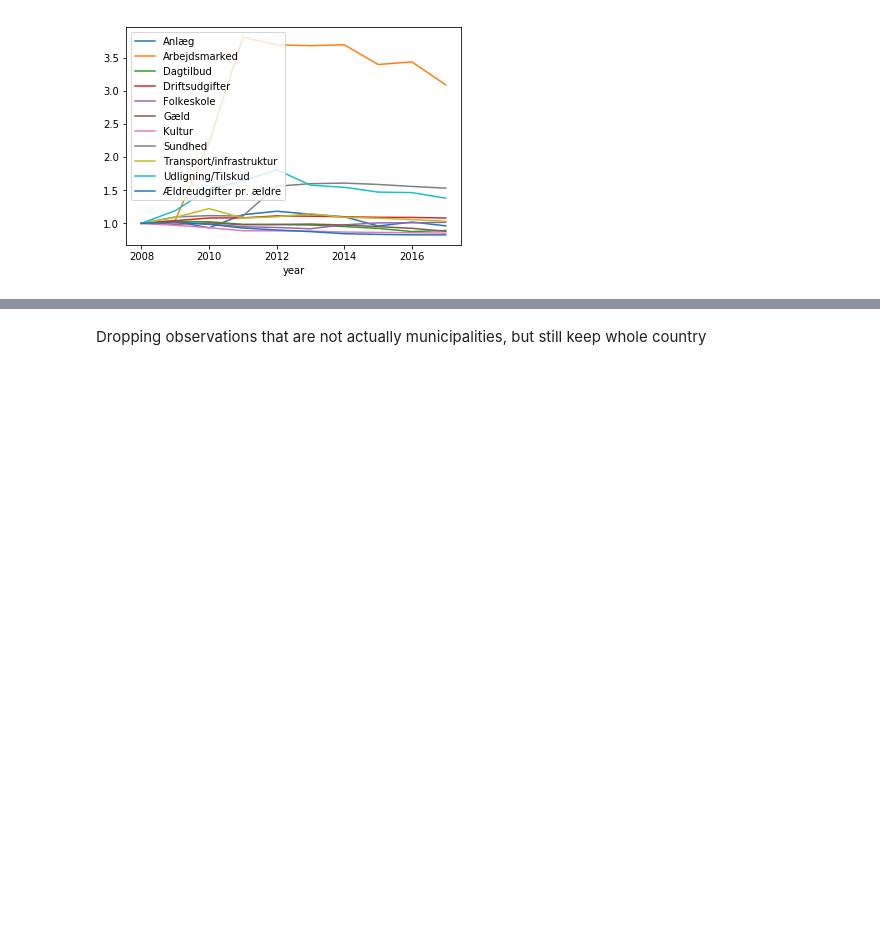
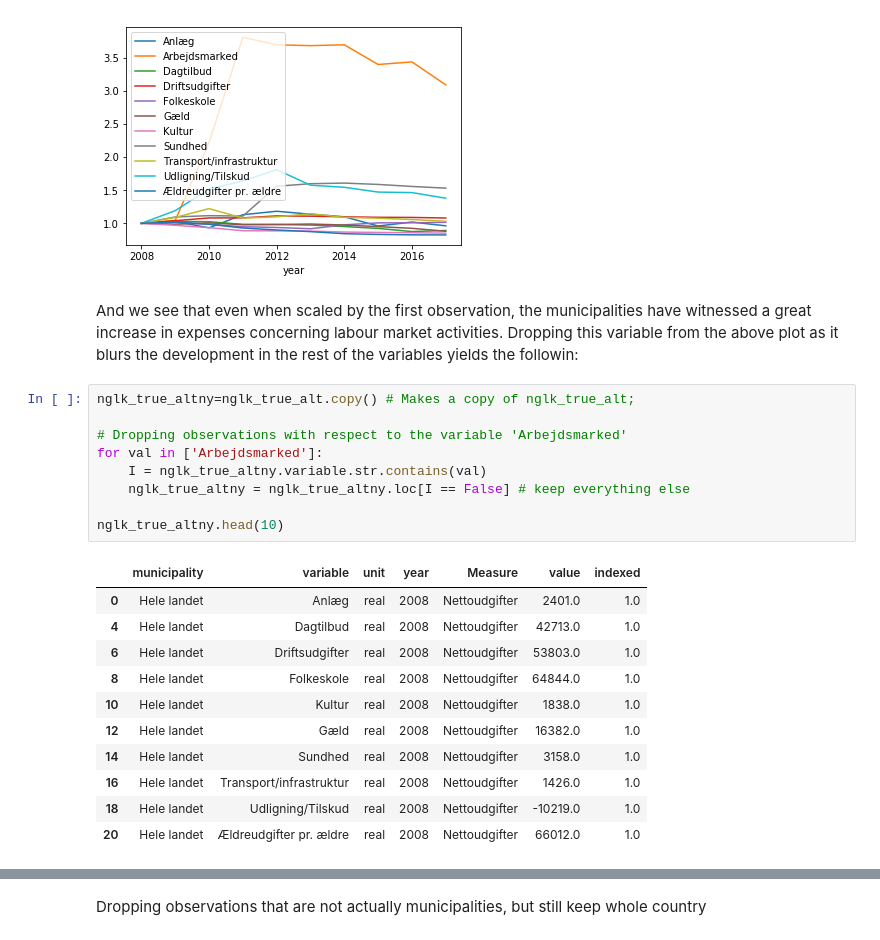
Before and after one commit to NumEconCopenhagen/projects-2019-peter-larsens-kaffe-m-havre, a Jupyter notebook: dataproject/dataProject.ipynb, the cells around one changed output, grey strips where cells are left out. Saved outputs shown, nothing was run; the diff lists cells and outputs as text; blank space fills up the shorter version.

```diff
--- a/dataproject/dataProject.ipynb
+++ b/dataproject/dataProject.ipynb
@@ -474,3 +477,26 @@ def plot(df):
 plot(nglk_true_alt)
 # %% [output]
 [figure]
+# %% [markdown]
+And we see that even when scaled by the first observation, the municipalities have witnessed a great increase in expenses concerning labour market activities. Dropping this variable from the above plot as it blurs the development in the rest of the variables yields the followin:
+# %%
+nglk_true_altny=nglk_true_alt.copy() # Makes a copy of nglk_true_alt;
+
+# Dropping observations with respect to the variable 'Arbejdsmarked'
+for val in ['Arbejdsmarked']:
+    I = nglk_true_altny.variable.str.contains(val)
+    nglk_true_altny = nglk_true_altny.loc[I == False] # keep everything else
+
+nglk_true_altny.head(10)
+# %% [output]
+|  | municipality | variable | unit | year | Measure | value | indexed |
+| 0 | Hele landet | Anlæg | real | 2008 | Nettoudgifter | 2401.0 | 1.0 |
+| 4 | Hele landet | Dagtilbud | real | 2008 | Nettoudgifter | 42713.0 | 1.0 |
+| 6 | Hele landet | Driftsudgifter | real | 2008 | Nettoudgifter | 53803.0 | 1.0 |
+| 8 | Hele landet | Folkeskole | real | 2008 | Nettoudgifter | 64844.0 | 1.0 |
+| 10 | Hele landet | Kultur | real | 2008 | Nettoudgifter | 1838.0 | 1.0 |
+| 12 | Hele landet | Gæld | real | 2008 | Nettoudgifter | 16382.0 | 1.0 |
+| 14 | Hele landet | Sundhed | real | 2008 | Nettoudgifter | 3158.0 | 1.0 |
+| 16 | Hele landet | Transport/infrastruktur | real | 2008 | Nettoudgifter | 1426.0 | 1.0 |
+| 18 | Hele landet | Udligning/Tilskud | real | 2008 | Nettoudgifter | -10219.0 | 1.0 |
+| 20 | Hele landet | Ældreudgifter pr. ældre | real | 2008 | Nettoudgifter | 66012.0 | 1.0 |
```
Also changed, not shown: parts of 5 cells of this notebook.
